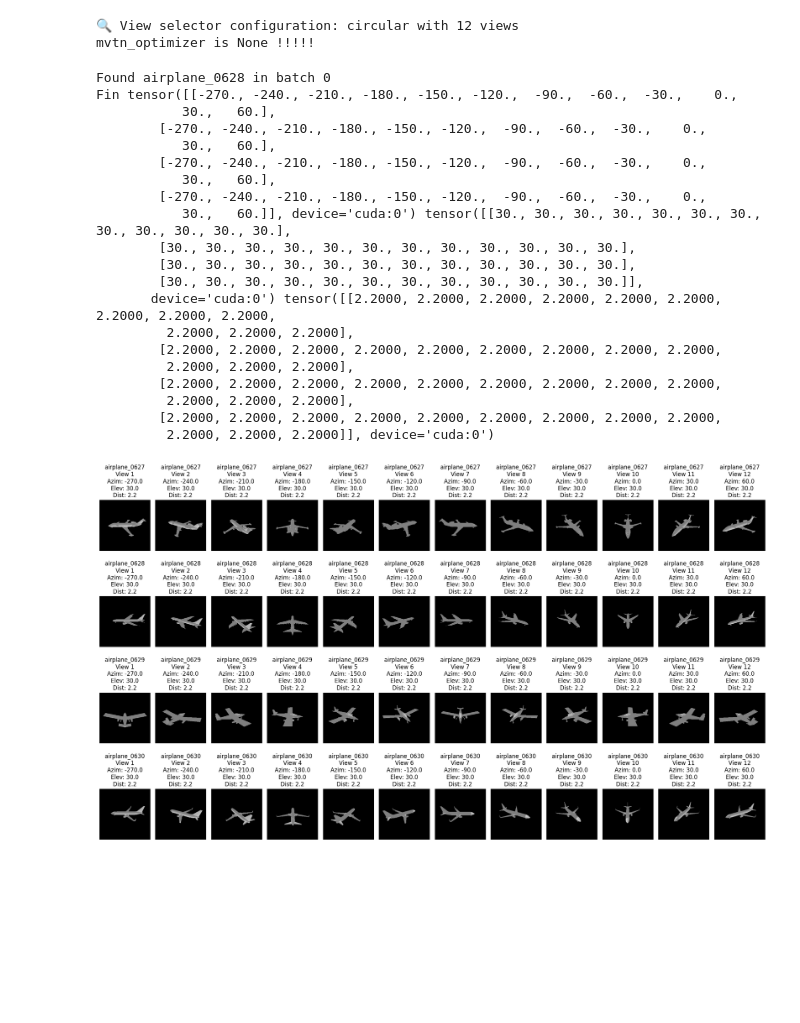
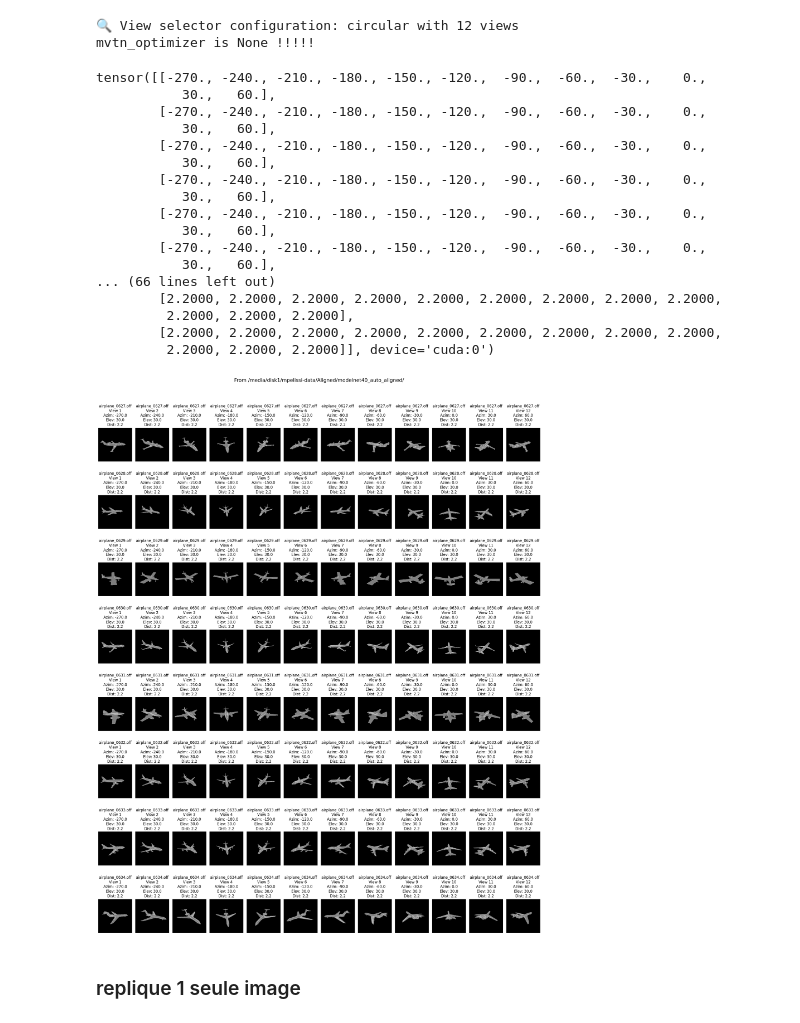
Before and after one commit to PelissierCombescure/my_MVTN, a Jupyter notebook: data/projections_paper.ipynb, the cells around one changed output. Cells and saved outputs as stored; diff of their text form; code cells hidden in the pictures; blank space fills up the shorter version.

```diff
--- a/data/projections_paper.ipynb
+++ b/data/projections_paper.ipynb
@@ -33,13 +33,15 @@ Current working directory changed to: /home/mpelissi/MVTN/my_MVTN
 # %%
 nb_views = 12
 epochs = 10
-bs = 4
-data_dir = "/home/mpelissi/Dataset/ModelNet40/"
+bs = 8
+#data_dir = "/home/mpelissi/Dataset/ModelNet40/"
+data_dir = "/media/disk1/mpelissi-data/Aligned/modelnet40_auto_aligned/"
 category = "all"
 views_config = "circular"
 # %%
 # For a specific file, use:
-name_file = "airplane_0628"
+#name_file = "airplane_0628"
+name_file = None
 # %%
 # Number of samples to load per class (for faster experimentation)
 samples_per_class_train = None  # Adjust this number as needed
@@ -119,44 +123,44 @@ for i, (targets, meshes, points, names) in enumerate(test_loader):
 
 print("Fin", azim, elev, dist)
 # %% [output]
-Found airplane_0628 in batch 0
-Fin tensor([[-270., -240., -210., -180., -150., -120.,  -90.,  -60.,  -30.,    0.,
+tensor([[-270., -240., -210., -180., -150., -120.,  -90.,  -60.,  -30.,    0.,
            30.,   60.],
         [-270., -240., -210., -180., -150., -120.,  -90.,  -60.,  -30.,    0.,
            30.,   60.],
         [-270., -240., -210., -180., -150., -120.,  -90.,  -60.,  -30.,    0.,
            30.,   60.],
         [-270., -240., -210., -180., -150., -120.,  -90.,  -60.,  -30.,    0.,
-           30.,   60.]], device='cuda:0') tensor([[30., 30., 30., 30., 30., 30., 30., 30., 30., 30., 30., 30.],
-        [30., 30., 30., 30., 30., 30., 30., 30., 30., 30., 30., 30.],
-        [30., 30., 30., 30., 30., 30., 30., 30., 30., 30., 30., 30.],
-        [30., 30., 30., 30., 30., 30., 30., 30., 30., 30., 30., 30.]],
-       device='cuda:0') tensor([[2.2000, 2.2000, 2.2000, 2.2000, 2.2000, 2.2000, 2.2000, 2.2000, 2.2000,
-         2.2000, 2.2000, 2.2000],
-        [2.2000, 2.2000, 2.2000, 2.2000, 2.2000, 2.2000, 2.2000, 2.2000, 2.2000,
-         2.2000, 2.2000, 2.2000],
+           30.,   60.],
+        [-270., -240., -210., -180., -150., -120.,  -90.,  -60.,  -30.,    0.,
+           30.,   60.],
+        [-270., -240., -210., -180., -150., -120.,  -90.,  -60.,  -30.,    0.,
+           30.,   60.],
+... (66 lines left out)
         [2.2000, 2.2000, 2.2000, 2.2000, 2.2000, 2.2000, 2.2000, 2.2000, 2.2000,
          2.2000, 2.2000, 2.2000],
         [2.2000, 2.2000, 2.2000, 2.2000, 2.2000, 2.2000, 2.2000, 2.2000, 2.2000,
          2.2000, 2.2000, 2.2000]], device='cuda:0')
 # %%
 # Create a figure with subplots for each view
-fig, axes = plt.subplots(bs, nb_views, figsize=(20, 12))
+fig, axes = plt.subplots(bs, nb_views, figsize=(20, 25))
+plt.suptitle(f"From {data_dir}", fontsize=16, y=1.02)
 
 # Iterate through the batch (2 objects)
 for i in range(bs):
     for j in range(nb_views):
         ax = axes[i, j]
         # Get image from rendered_images and move to CPU, take first 3 channels
         img = rendered_images[i, j].cpu().detach().permute(1, 2, 0)[:, :, :3]
         ax.imshow(img, cmap='viridis')
         ax.axis('off')
         ax.set_title(f'{os.path.basename(names[i].split("_SM")[0])}\nView {j+1}\nAzim: {azim[i,j]:.1f}\nElev: {elev[i,j]:.1f}\nDist: {dist[i,j]:.1f}')
         #cbar = fig.colorbar(plt.cm.ScalarMappable(cmap='viridis'), ax=axes[i, j], orientation='vertical', fraction=0.046, pad=0.04)
 
 plt.tight_layout()
 # %% [output]
-[figure, old version]
+[figure, new version]
+# %% [markdown]
+### replique 1 seule image
 # %%
 print(rendered_images.shape)
 toto = [1,9,3,4] # pour vue 10
```
Also changed, not shown: parts of 3 cells of this notebook, 10 other files.
